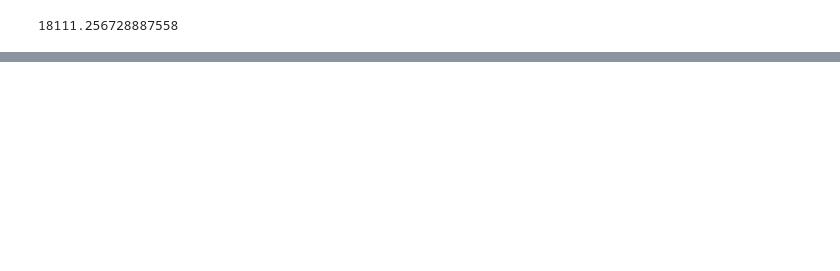
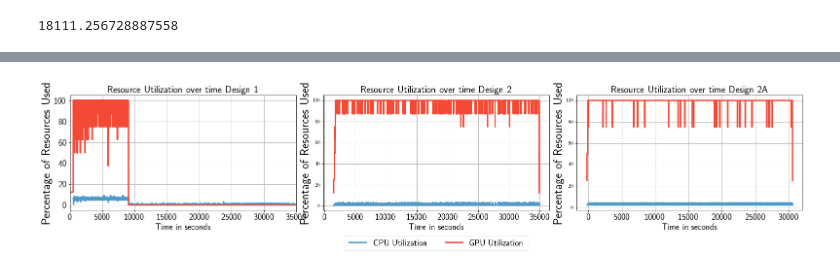
Before and after one commit to radical-experiments/iceberg_escience, a Jupyter notebook: Geolocation/Notebooks/Des1Des3ComparisonUtilization.ipynb, the cells around one changed output, grey strips where cells are left out. Saved outputs shown, nothing was run; the diff lists cells and outputs as text; code cells hidden in the pictures; blank space fills up the shorter version.

```diff
--- a/Geolocation/Notebooks/Des1Des3ComparisonUtilization.ipynb
+++ b/Geolocation/Notebooks/Des1Des3ComparisonUtilization.ipynb
@@ -440,0 +441,51 @@ fig.savefig('../Data/geo_Design2aUtilization.pdf',dpi=800,bbox_inches='tight')
+# %%
+fig,axis = plt.subplots(nrows=1,ncols=3,figsize=(22,5.2),gridspec_kw={'wspace':0.12, 'hspace':0.02})
+
+_ = axis[2].plot(Design2aCpuUtil[:,0],(((Design2aCpuUtil[:,1]*2.5)/128.0))*100,marker='',linestyle='-',linewidth=3, label='CPU Utilization', color=blues(150))
+_ = axis[2].plot(Design2aGpuUtil[:,0],(Design2aGpuUtil[:,1]*2/8.0)*100,marker='',linestyle='-',        linewidth=3, label='GPU Utilization', color=reds(150))
+
+#_ = axis[2].plot(Design2aCpuUtil[:,0],(Design2aCpuUtil[:,1]/120)*100,marker='',linestyle='-',linewidth=3, label='CPU Utilization', color=blues(150))
+#_ = axis[2].plot(Design2aGpuUtil[:,0],(Design2aGpuUtil[:,1]/8)*100,marker='',linestyle='-',linewidth=3, label='GPU Utilization', color=reds(150))
+
+
+_ = axis[1].plot(Des3CpuUtil[:,0],(Des3CpuUtil[:,1]/128.0)*100,marker='',linestyle='-',linewidth=3, label='CPU Utilization', color=blues(150))
+_ = axis[1].plot(Des3GpuUtil[:,0],(Des3GpuUtil[:,1]/8.0)*100,marker='',linestyle='-',  linewidth=3, label='GPU Utilization', color=reds(150))
+
+#_ = axis[1].plot(Design2CpuUtil[:,0],(Design2CpuUtil[:,1]/120)*100,marker='',linestyle='-',linewidth=3, label='CPU Utilization', color=blues(150))
+#_ = axis[1].plot(Design2GpuUtil[:,0],(Design2GpuUtil[:,1]/8)*100,marker='',linestyle='-',linewidth=3, label='GPU Utilization', color=reds(150))
+
+
+#_ = axis[0].plot(Design1CpuUtil[:,0],(((Design1CpuUtil[:,1]-Design1GpuUtil[:,1])/10)/120)*100,marker='',linestyle='-',linewidth=3, label='CPU Utilization', color=blues(150))
+#_ = axis[0].plot(Design1GpuUtil[:,0],(Design1GpuUtil[:,1]/8)*100,marker='',linestyle='-',linewidth=3, label='GPU Utilization', color=reds(150))
+
+_ = axis[0].plot(Design1CpuUtil[:,0]+550,(((Design1CpuUtil[:,1])/128.0)/1)*100,marker='',linestyle='-',linewidth=3, label='CPU Utilization', color=blues(150))
+_ = axis[0].plot(Design1GpuUtil[:,0]-17500,(((Design1GpuUtil[:,1])/8.0)/1)*100,marker='',linestyle='-',linewidth=3, label='CPU Utilization', color=reds(150))
+_ = axis[0].set_xlim(0,30000)
+
+_ = axis[0].set_ylabel('Percentage of Resources Used',fontsize=25)
+_ = axis[1].set_ylabel('Percentage of Resources Used',fontsize=25)
+_ = axis[2].set_ylabel('Percentage of Resources Used',fontsize=25)
+
+_ = axis[0].set_xlabel('Time in seconds',fontsize=18)
+_ = axis[0].grid('on')
+_ = axis[1].set_xlabel('Time in seconds',fontsize=18)
+_ = axis[1].grid('on')
+_ = axis[2].set_xlabel('Time in seconds',fontsize=18)
+_ = axis[2].grid('on')
+
+_ = axis[0].set_xticks([0,5000,10000,15000,20000,25000,30000,35000])
+_ = axis[1].set_xticklabels(axis[0].get_xticks().astype('int').tolist()*0+['0','0', '5000', '10000', '15000', '20000', '25000', '30000', '35000'],fontsize=18)
+_ = axis[2].set_xticklabels(axis[0].get_xticks().astype('int').tolist()*0+['0','0', '5000', '10000', '15000', '20000', '25000', '30000', '35000'],fontsize=18)
+
+_ = axis[0].set_xticklabels(axis[0].get_xticks().astype('int').tolist(),fontsize=18)
+_ = axis[0].set_yticklabels(axis[0].get_yticks().astype('int').tolist(),fontsize=18)
+_ = axis[0].set_title('Resource Utilization over time Design 1', fontsize=20)
+#_ = axis[1].set_xticklabels(axis[1].get_xticks().astype('int').tolist(),fontsize=18)
+_ = axis[1].set_title('Resource Utilization over time Design 2', fontsize=20)
+#_ = axis[2].set_xticklabels(axis[2].get_xticks().astype('int').tolist(),fontsize=18)
+_ = axis[2].set_title('Resource Utilization over time Design 2A', fontsize=20)
+_ = axis[1].legend(fontsize=18,loc = 'lower center', bbox_to_anchor = (0,-0.35,1,1), ncol=2, borderaxespad=0.)
+fig.subplots_adjust(bottom=0.25, right = 1, left = 0.05, hspace = 0, wspace = 0)
+# fig.savefig('utilizations.pdf',dpi=800,pad_inches = 0)
+# %% [output]
+[figure, added]
```
Also changed, not shown: parts of 11 cells of this notebook, 11 other files.
